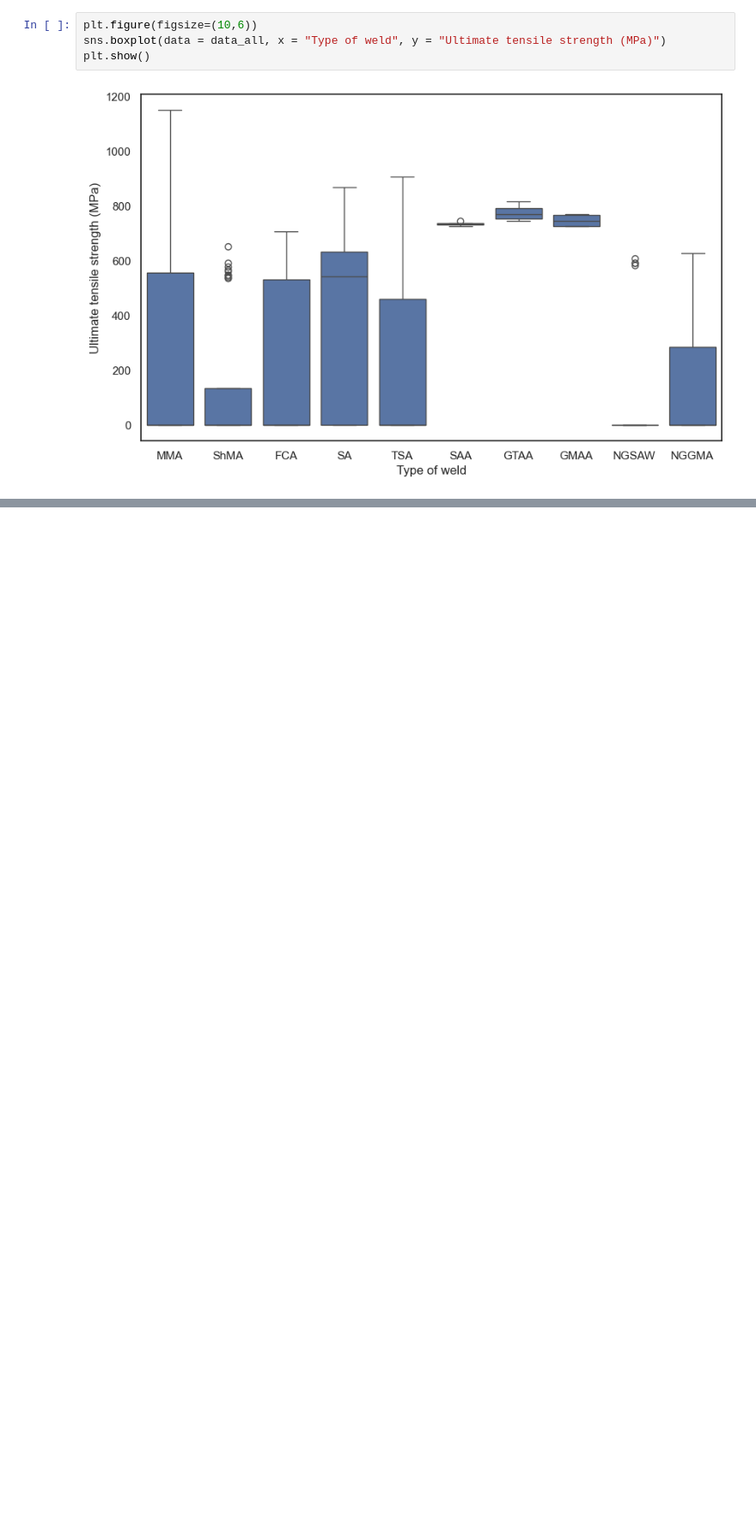
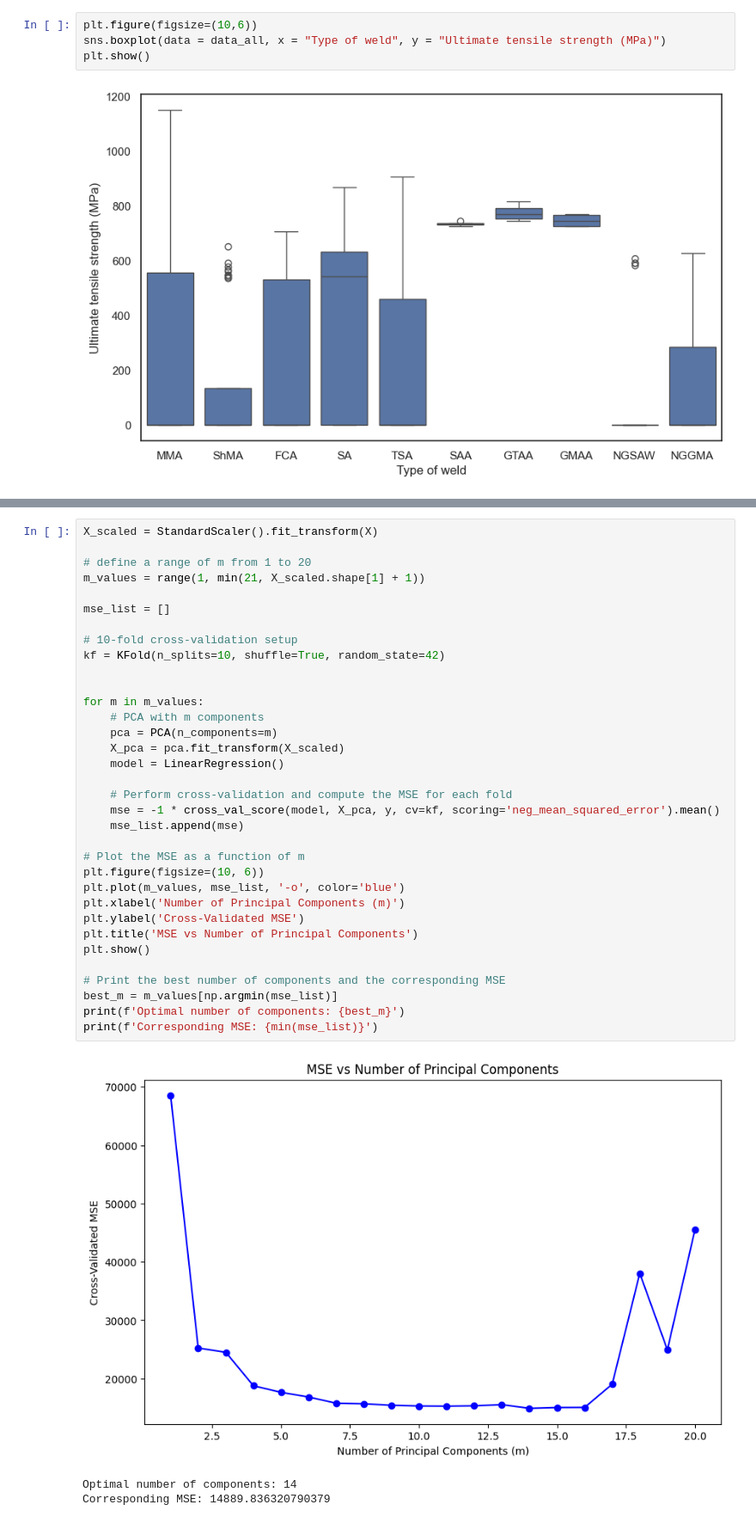
Before and after one commit to LucasTramonte/Welding-Quality-Prediction, a Jupyter notebook: exploratory.ipynb, the cells around one changed output, grey strips where cells are left out. Shown at 86% size. Drawn from its saved outputs; the diff is of its cells as text; blank space fills up the shorter version.

```diff
--- a/exploratory.ipynb
+++ b/exploratory.ipynb
@@ -469,0 +411,38 @@ plt.show()
+# %%
+X_scaled = StandardScaler().fit_transform(X)
+
+# define a range of m from 1 to 20
+m_values = range(1, min(21, X_scaled.shape[1] + 1))
+
+mse_list = []
+
+# 10-fold cross-validation setup
+kf = KFold(n_splits=10, shuffle=True, random_state=42)
+
+
+for m in m_values:
+    # PCA with m components
+    pca = PCA(n_components=m)
+    X_pca = pca.fit_transform(X_scaled)
+    model = LinearRegression()
+
+    # Perform cross-validation and compute the MSE for each fold
+    mse = -1 * cross_val_score(model, X_pca, y, cv=kf, scoring='neg_mean_squared_error').mean()
+    mse_list.append(mse)
+
+# Plot the MSE as a function of m
+plt.figure(figsize=(10, 6))
+plt.plot(m_values, mse_list, '-o', color='blue')
+plt.xlabel('Number of Principal Components (m)')
+plt.ylabel('Cross-Validated MSE')
+plt.title('MSE vs Number of Principal Components')
+plt.show()
+
+# Print the best number of components and the corresponding MSE
+best_m = m_values[np.argmin(mse_list)]
+print(f'Optimal number of components: {best_m}')
+print(f'Corresponding MSE: {min(mse_list)}')
+# %% [output]
+[figure, added]
+Optimal number of components: 14
+Corresponding MSE: 14889.836320790379
```
Also changed, not shown: parts of 16 cells of this notebook.
